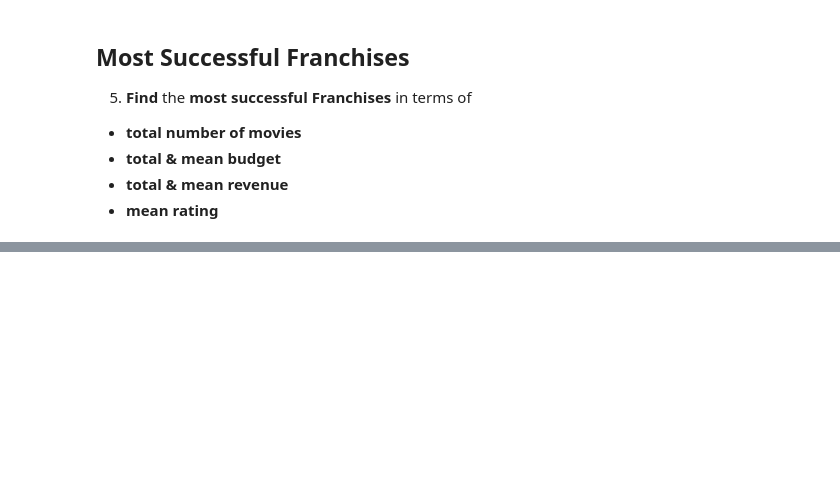
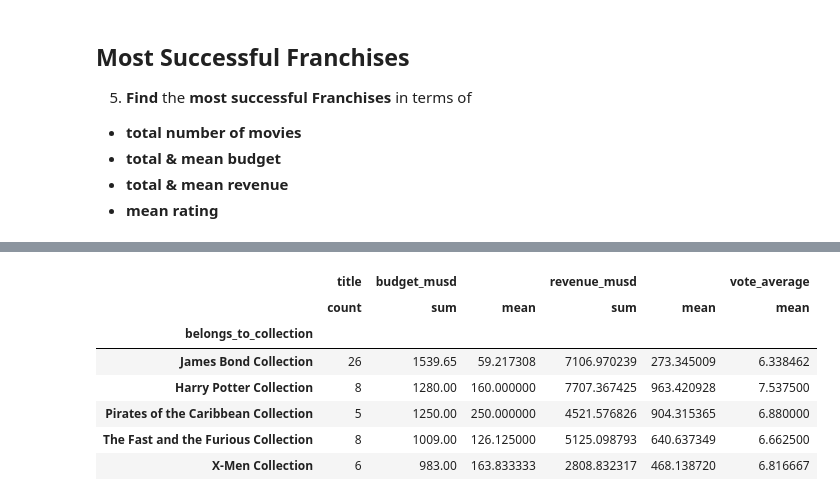
Before and after one commit to MeganHolborn/Udemy-Data-Science-with-Pandas-course, a Jupyter notebook: Project 1_Explanatory Data Analysis & Data Presentation.ipynb, the cells around one changed output, grey strips where cells are left out. Cells and saved outputs as stored; diff of their text form; code cells hidden in the pictures; blank space fills up the shorter version.

```diff
--- a/Project 1_Explanatory Data Analysis & Data Presentation.ipynb
+++ b/Project 1_Explanatory Data Analysis & Data Presentation.ipynb
@@ -495,0 +546,12 @@ stand_alone_ratings
+# %%
+# Find the most successful franchise in terms of the total and mean budget
+succ_franchise.sort_values(by=[("budget_musd","sum"),("budget_musd","mean")], ascending=[False,False]).head(5)
+# %% [output]
+|  | title | budget_musd |  | revenue_musd |  | vote_average |
+|  | count | sum | mean | sum | mean | mean |
+| belongs_to_collection |  |  |  |  |  |  |
+| James Bond Collection | 26 | 1539.65 | 59.217308 | 7106.970239 | 273.345009 | 6.338462 |
+| Harry Potter Collection | 8 | 1280.00 | 160.000000 | 7707.367425 | 963.420928 | 7.537500 |
+| Pirates of the Caribbean Collection | 5 | 1250.00 | 250.000000 | 4521.576826 | 904.315365 | 6.880000 |
+| The Fast and the Furious Collection | 8 | 1009.00 | 126.125000 | 5125.098793 | 640.637349 | 6.662500 |
+| X-Men Collection | 6 | 983.00 | 163.833333 | 2808.832317 | 468.138720 | 6.816667 |
```
Also changed, not shown: parts of 6 cells of this notebook.
